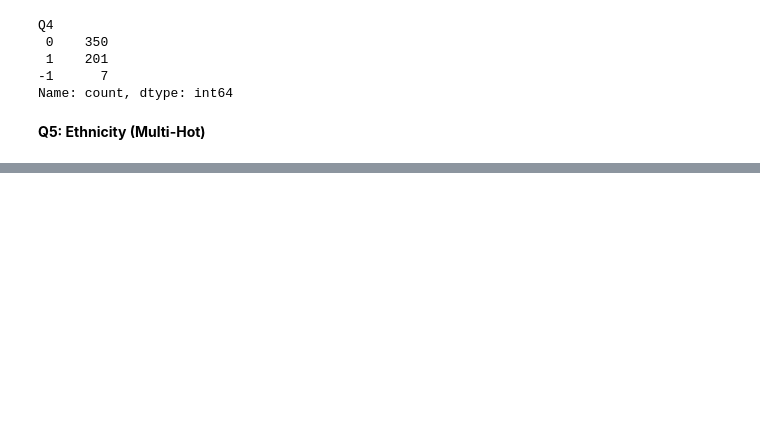
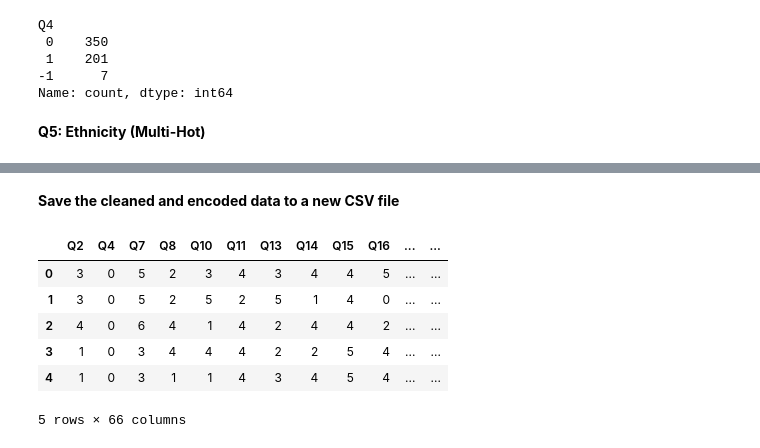
Before and after one commit to samdeet-khan/RI-Voting-Models, a Jupyter notebook: pj1_same_day_registration/notebooks/data_cleaning.ipynb, the cells around one changed output, grey strips where cells are left out. Drawn from its saved outputs; the diff is of its cells as text; code cells hidden in the pictures; blank space fills up the shorter version.

Commit message:
data cleaning+EDA+model (Mar.4)

```diff
--- a/pj1_same_day_registration/notebooks/data_cleaning.ipynb
+++ b/pj1_same_day_registration/notebooks/data_cleaning.ipynb
@@ -192 +768,16 @@ df.head(5)
+# %%
+columns_to_drop = ['Q1', 'Q3', 'Q5' ,'Q6', 'Q9', 'Q12', 'Q17', 'Q18']
+df_cleaned = df.drop(columns=columns_to_drop)
+# %% [markdown]
+**Save the cleaned and encoded data to a new CSV file**
+# %%
+df_cleaned.head()
+# %% [output]
+|  | Q2 | Q4 | Q7 | Q8 | Q10 | Q11 | Q13 | Q14 | Q15 | Q16 | ... | ... |
+| 0 | 3 | 0 | 5 | 2 | 3 | 4 | 3 | 4 | 4 | 5 | ... | ... |
+| 1 | 3 | 0 | 5 | 2 | 5 | 2 | 5 | 1 | 4 | 0 | ... | ... |
+| 2 | 4 | 0 | 6 | 4 | 1 | 4 | 2 | 4 | 4 | 2 | ... | ... |
+| 3 | 1 | 0 | 3 | 4 | 4 | 4 | 2 | 2 | 5 | 4 | ... | ... |
+| 4 | 1 | 0 | 3 | 1 | 1 | 4 | 3 | 4 | 5 | 4 | ... | ... |
+5 rows × 66 columns
 # %%
```
Also changed, not shown: parts of 69 cells of this notebook, 3 other files.
